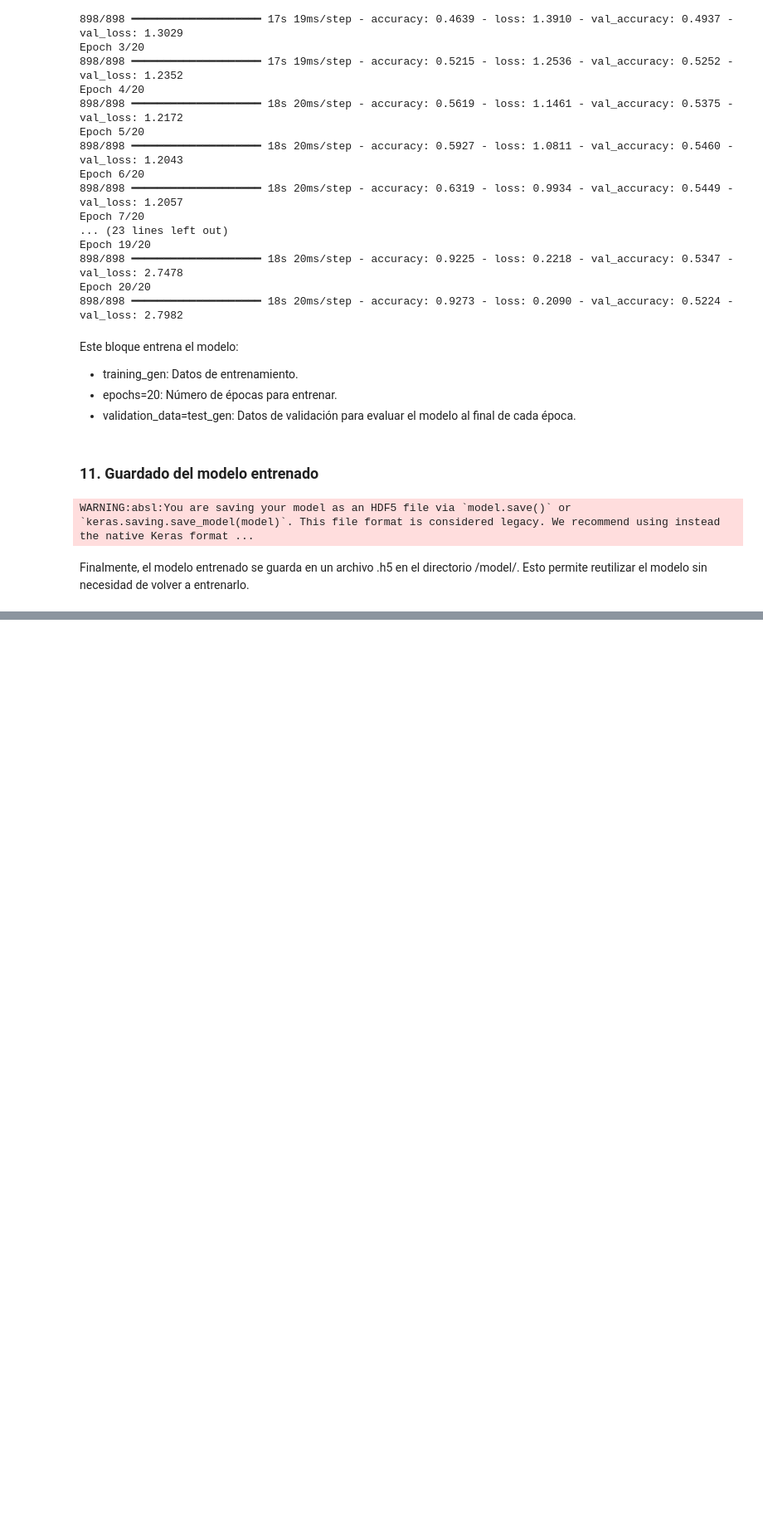
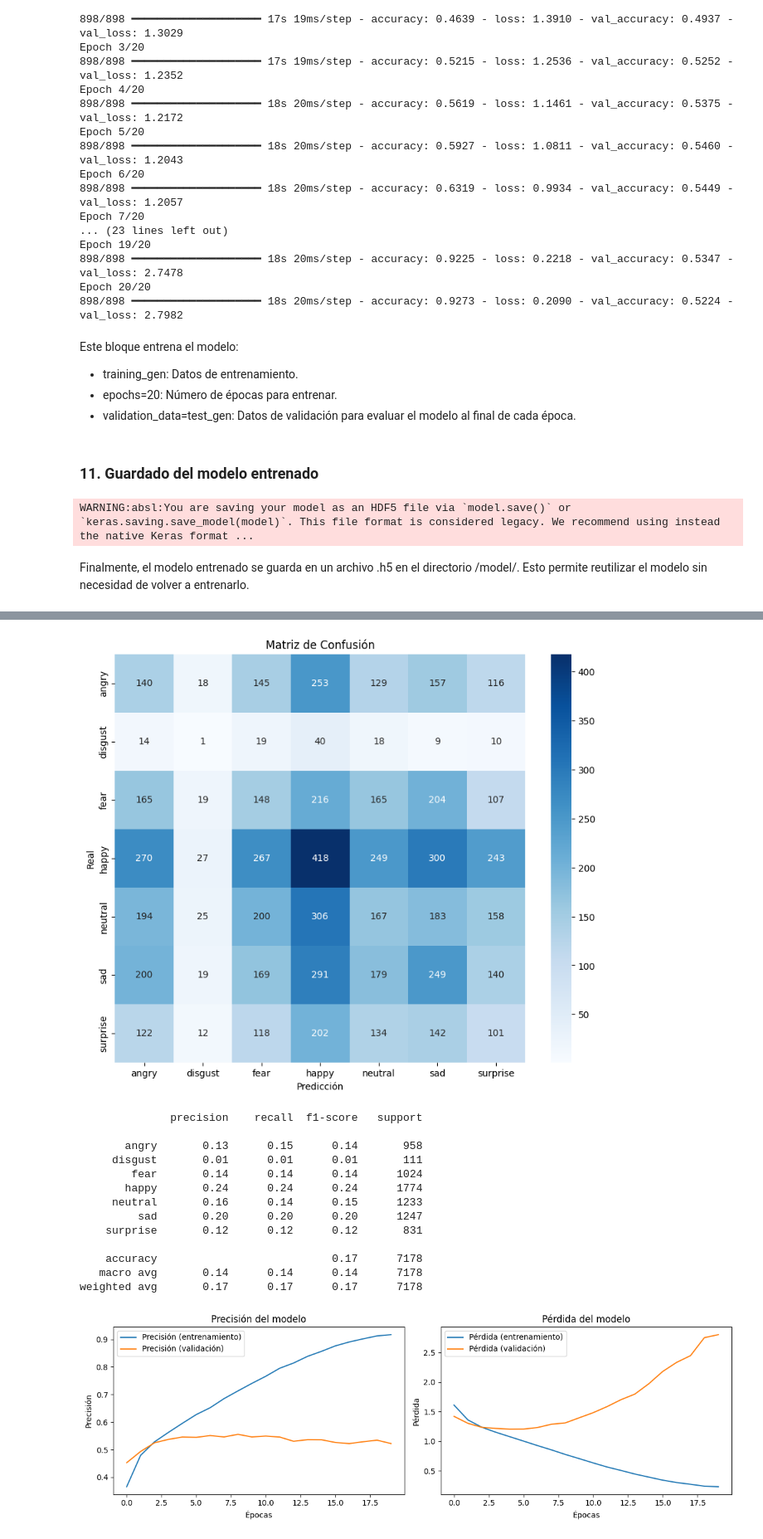
Before and after one commit to KarloRCDev/SW_Inteligente_Tarea_4_Emotion_recognition, a Jupyter notebook: model_generator.ipynb, the cells around one changed output, grey strips where cells are left out. Shown: that part at 83% size. Saved outputs shown, nothing was run; the diff lists cells and outputs as text; code cells hidden in the pictures; blank space fills up the shorter version.

```diff
--- a/model_generator.ipynb
+++ b/model_generator.ipynb
@@ -211,3 +211,50 @@ model.save(f'{current_directory}/model/trained_model.h5')
 WARNING:absl:You are saving your model as an HDF5 file via `model.save()` or `keras.saving.save_model(model)`. This file format is considered legacy. We recommend using instead the native Keras format ...
 # %% [markdown]
 Finalmente, el modelo entrenado se guarda en un archivo .h5 en el directorio /model/. Esto permite reutilizar el modelo sin necesidad de volver a entrenarlo.
+# %%
+# Predicciones en el conjunto de prueba
+Y_pred = model.predict(test_gen)
+y_pred = np.argmax(Y_pred, axis=1)
+
+# Obtener las etiquetas verdaderas
+y_true = test_gen.classes
+class_labels = list(test_gen.class_indices.keys())
+
+# Generar la matriz de confusión
+conf_matrix = confusion_matrix(y_true, y_pred)
+
+# Visualizar la matriz de confusión
+plt.figure(figsize=(10, 8))
+sns.heatmap(conf_matrix, annot=True, fmt='d', cmap='Blues', xticklabels=class_labels, yticklabels=class_labels)
+plt.title('Matriz de Confusión')
+plt.xlabel('Predicción')
+plt.ylabel('Real')
+plt.show()
+
+# Imprimir el reporte de clasificación
+print(classification_report(y_true, y_pred, target_names=class_labels))
+
+# Gráficos de rendimiento
+plt.figure(figsize=(12, 4))
+
+# Gráfico de precisión
+plt.subplot(1, 2, 1)
+plt.plot(history.history['accuracy'], label='Precisión (entrenamiento)')
+plt.plot(history.history['val_accuracy'], label='Precisión (validación)')
+plt.title('Precisión del modelo')
+plt.xlabel('Épocas')
+plt.ylabel('Precisión')
+plt.legend()
+
+# Gráfico de pérdida
+plt.subplot(1, 2, 2)
+plt.plot(history.history['loss'], label='Pérdida (entrenamiento)')
+plt.plot(history.history['val_loss'], label='Pérdida (validación)')
+plt.title('Pérdida del modelo')
+plt.xlabel('Épocas')
+plt.ylabel('Pérdida')
+plt.legend()
+
+plt.tight_layout()
+plt.show()
+# %% [output]
@@ -213,0 +262,15 @@ Finalmente, el modelo entrenado se guarda en un archivo .h5 en el directorio /mo
+[figure, added]
+              precision    recall  f1-score   support
+
+       angry       0.13      0.15      0.14       958
+     disgust       0.01      0.01      0.01       111
+        fear       0.14      0.14      0.14      1024
+       happy       0.24      0.24      0.24      1774
+     neutral       0.16      0.14      0.15      1233
+         sad       0.20      0.20      0.20      1247
+    surprise       0.12      0.12      0.12       831
+
+    accuracy                           0.17      7178
+   macro avg       0.14      0.14      0.14      7178
+weighted avg       0.17      0.17      0.17      7178
+[figure, added]
```
Also changed, not shown: parts of 1 cell of this notebook.
